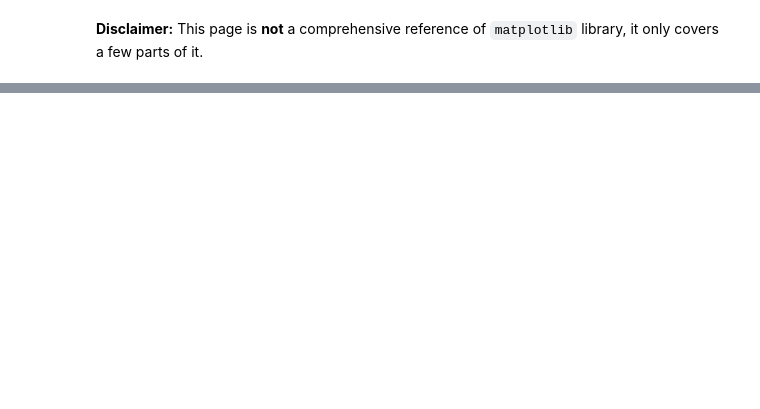
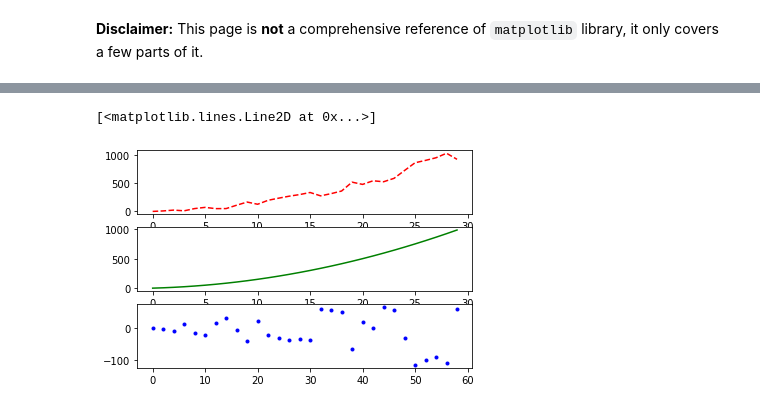
Before and after one commit to ilya40umov/python-cheatsheet, a Jupyter notebook: matplotlib.ipynb, the cells around one changed output, grey strips where cells are left out. Drawn from its saved outputs; the diff is of its cells as text; code cells hidden in the pictures; blank space fills up the shorter version.

```diff
--- a/matplotlib.ipynb
+++ b/matplotlib.ipynb
@@ -15,0 +26,13 @@ plt.show()
+# %%
+fig = plt.figure()
+
+sp1 = fig.add_subplot(3, 1, 1)
+sp2 = fig.add_subplot(3, 1, 2)
+sp3 = fig.add_subplot(3, 1, 3)
+
+sp1.plot(x, y1, 'r--')
+sp2.plot(x, y2, 'g-')
+sp3.plot(x * 2, y2 - y1, 'b.')
+# %% [output]
+[<matplotlib.lines.Line2D at 0x...>]
+[figure, added]
```
Also changed, not shown: parts of 6 cells of this notebook, 4 other files.
